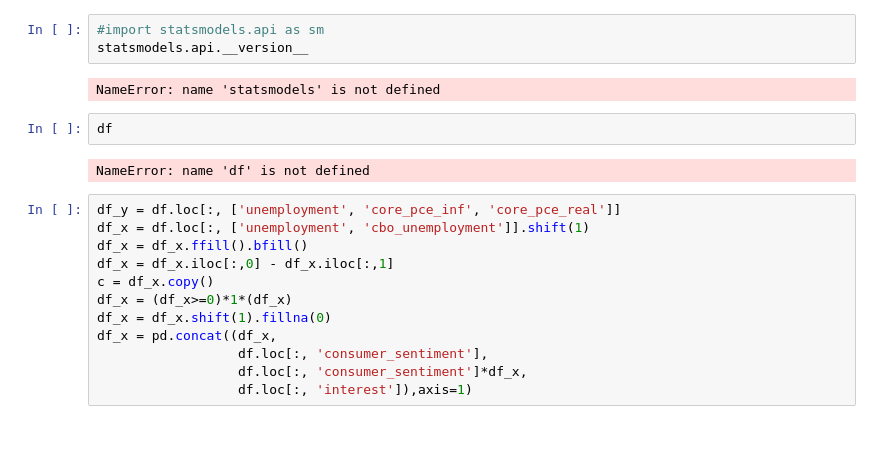
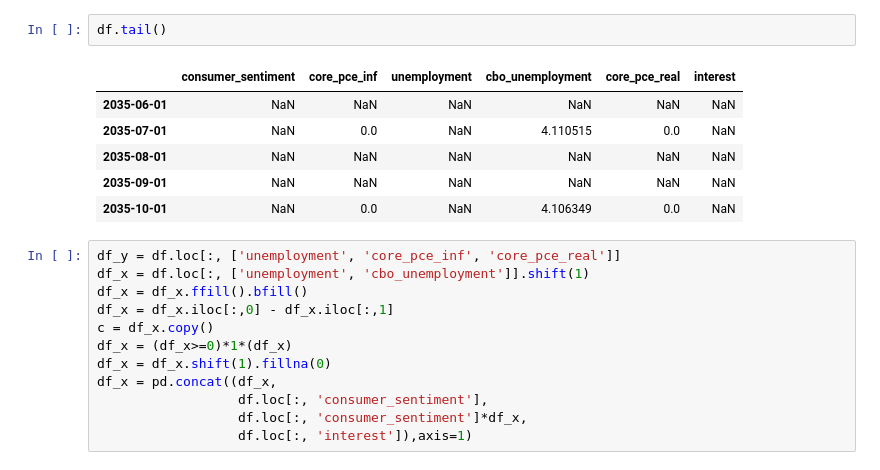
Before and after one commit to mbsls/sdht, a Jupyter notebook: main_experiments_dm.ipynb, the cells around one changed output. Saved outputs shown, nothing was run; the diff lists cells and outputs as text; blank space fills up the shorter version.

```diff
--- a/main_experiments_dm.ipynb
+++ b/main_experiments_dm.ipynb
@@ -95,12 +121,12 @@ ImportError: cannot import name '_lazywhere' from 'scipy._lib._util' (/Library/F
 # %%
-#import statsmodels.api as sm
-statsmodels.api.__version__
+df.tail()
 # %% [output]
-NameError: name 'statsmodels' is not defined
+|  | consumer_sentiment | core_pce_inf | unemployment | cbo_unemployment | core_pce_real | interest |
+| 2035-06-01 | NaN | NaN | NaN | NaN | NaN | NaN |
+| 2035-07-01 | NaN | 0.0 | NaN | 4.110515 | 0.0 | NaN |
+| 2035-08-01 | NaN | NaN | NaN | NaN | NaN | NaN |
+| 2035-09-01 | NaN | NaN | NaN | NaN | NaN | NaN |
+| 2035-10-01 | NaN | 0.0 | NaN | 4.106349 | 0.0 | NaN |
-# %%
-df
-# %% [output]
-NameError: name 'df' is not defined
 # %%
 df_y = df.loc[:, ['unemployment', 'core_pce_inf', 'core_pce_real']]
 df_x = df.loc[:, ['unemployment', 'cbo_unemployment']].shift(1)
```
Also changed, not shown: parts of 3 cells of this notebook, 1 other file.
